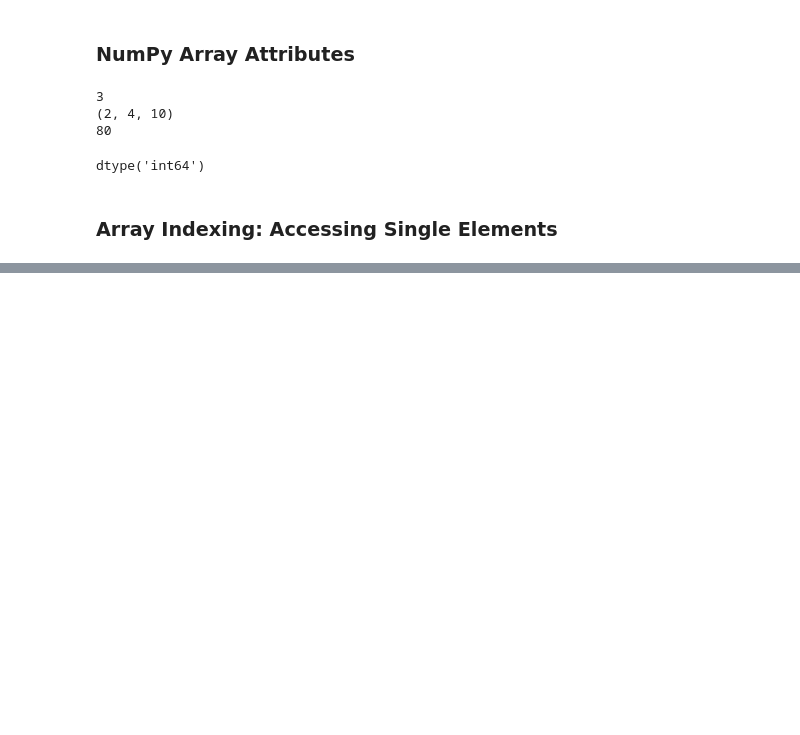
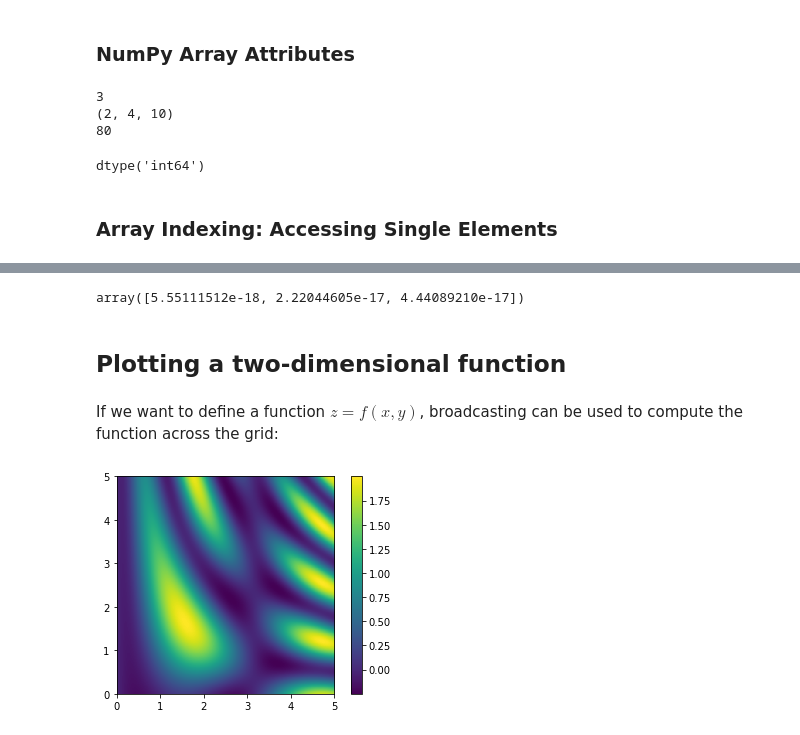
Before and after one commit to DCIDA2019/da2019-Oscar2401, a Jupyter notebook: Semana1/Tareas/tarea_1.ipynb, the cells around one changed output, grey strips where cells are left out. Cells and saved outputs as stored; diff of their text form; code cells hidden in the pictures; blank space fills up the shorter version.

```diff
--- a/Semana1/Tareas/tarea_1.ipynb
+++ b/Semana1/Tareas/tarea_1.ipynb
@@ -213,0 +321,14 @@ dtype('int64')
+# %%
+x_pro_centered.mean(0)
+# %% [output]
+array([5.55111512e-18, 2.22044605e-17, 4.44089210e-17])
+# %% [markdown]
+## Plotting a two-dimensional function
+# %% [markdown]
+ If we want to define a function $z=f(x,y)$, broadcasting can be used to compute the function across the grid:
+# %%
+# x and y have 50 steps from 0 to 5
+x = np.linspace(0, 5, 500)
+y = np.linspace(0, 5, 500)[:, np.newaxis]
+
+z = np.sin(x)**2 + np.cos(10 + y * x) * np.sin(x)
@@ -213,0 +338,6 @@ dtype('int64')
+# %%
+plt.imshow(z, origin='lower', extent=[0, 5, 0, 5],
+           cmap='viridis')
+plt.colorbar();
+# %% [output]
+[figure, added]
```
Also changed, not shown: parts of 58 cells of this notebook, 1 other file.
